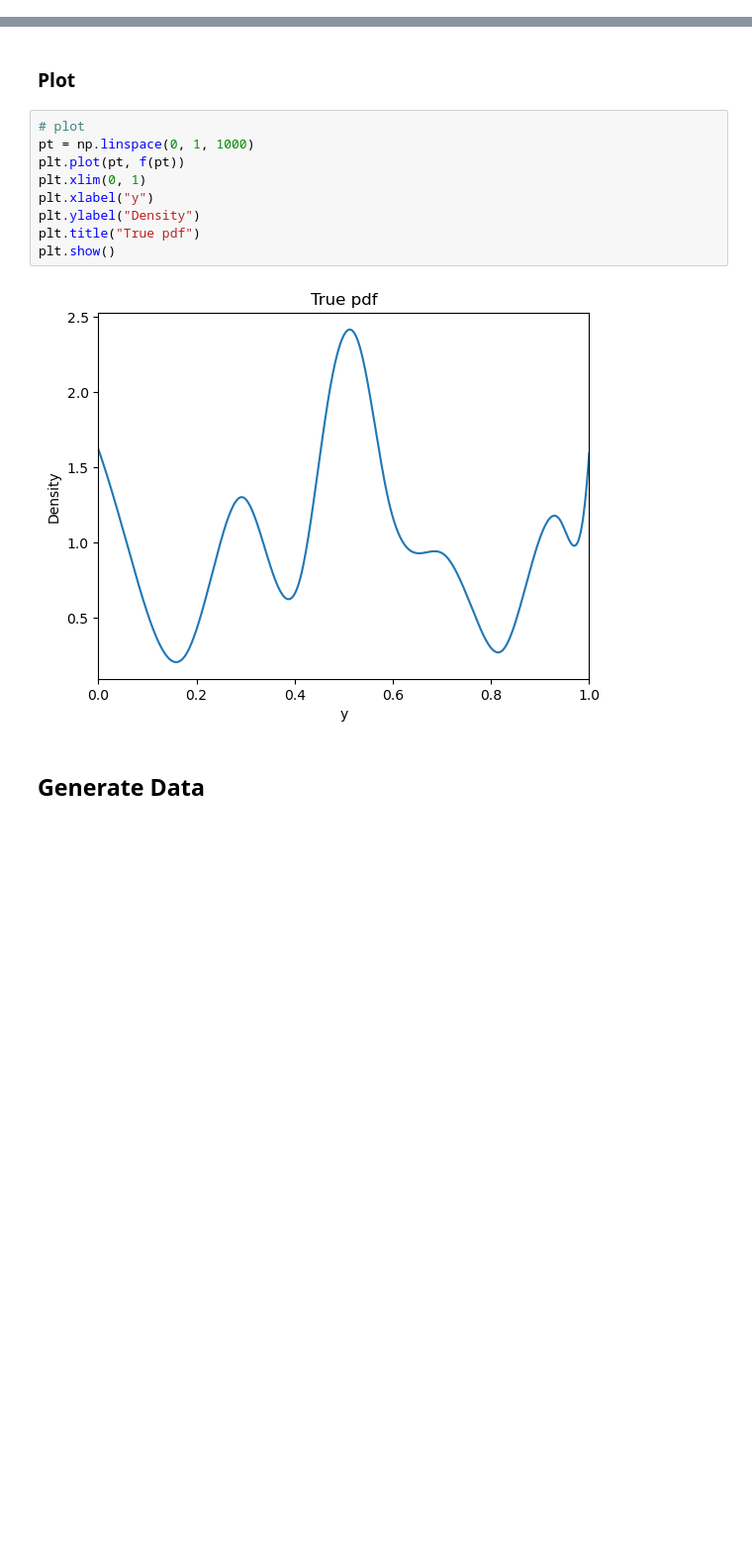
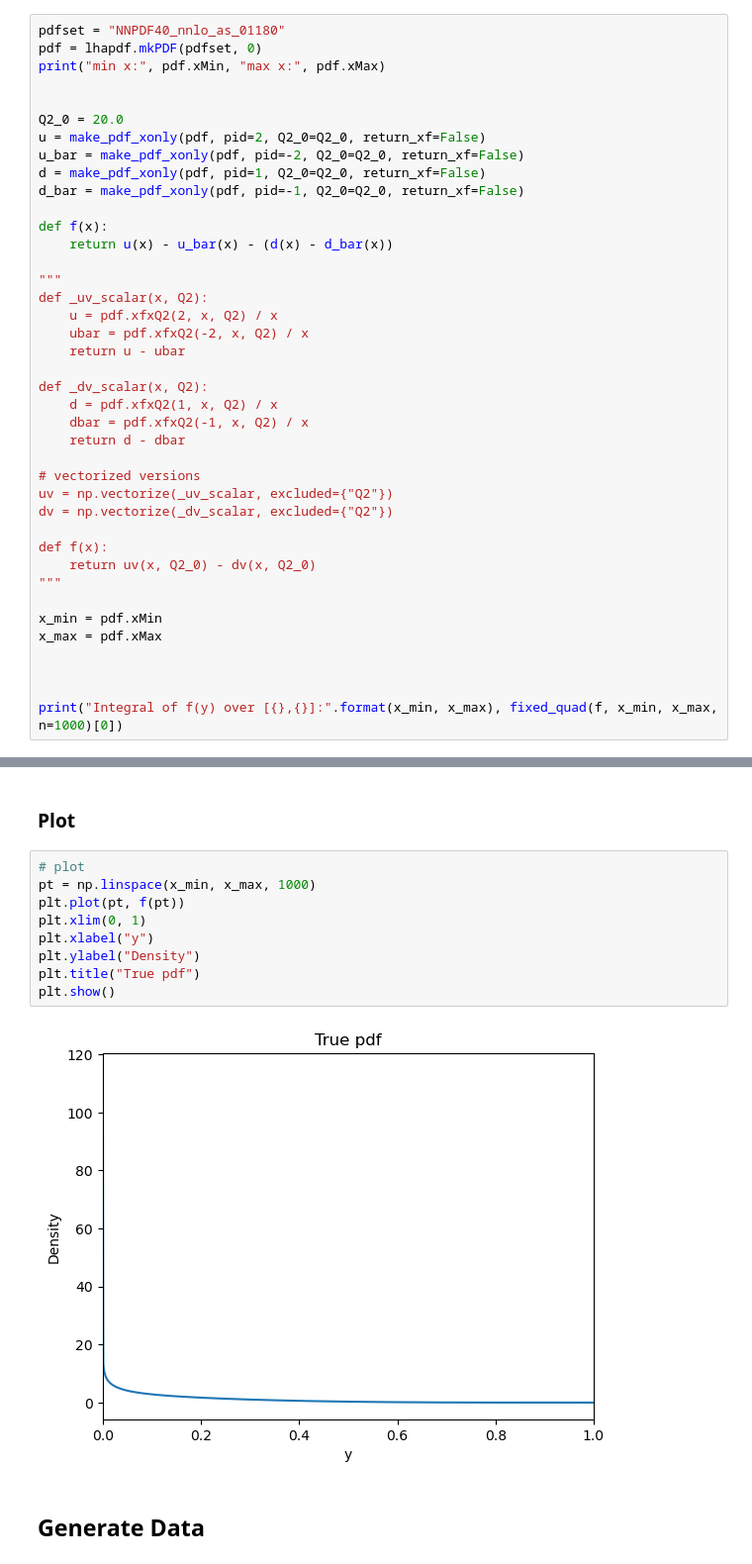
Before and after one commit to richardzhs/Semiparametric_Parameter_Estimation_PDF, a Jupyter notebook: real-model-demo.ipynb, the cells around one changed output, grey strips where cells are left out. Shown at 99% size. Drawn from its saved outputs; the diff is of its cells as text; blank space fills up the shorter version.

Commit message:
update real model to include LHAPDF

```diff
--- a/real-model-demo.ipynb
+++ b/real-model-demo.ipynb
@@ -899,0 +973,40 @@ Integral of f(y) over [0,1]: 1.0000000002677323
+# %%
+pdfset = "NNPDF40_nnlo_as_01180"
+pdf = lhapdf.mkPDF(pdfset, 0)
+print("min x:", pdf.xMin, "max x:", pdf.xMax)
+
+
+Q2_0 = 20.0
+u = make_pdf_xonly(pdf, pid=2, Q2_0=Q2_0, return_xf=False)
+u_bar = make_pdf_xonly(pdf, pid=-2, Q2_0=Q2_0, return_xf=False)
+d = make_pdf_xonly(pdf, pid=1, Q2_0=Q2_0, return_xf=False)
+d_bar = make_pdf_xonly(pdf, pid=-1, Q2_0=Q2_0, return_xf=False)
+
+def f(x):
+    return u(x) - u_bar(x) - (d(x) - d_bar(x))
+
+"""
+def _uv_scalar(x, Q2):
+    u = pdf.xfxQ2(2, x, Q2) / x
+    ubar = pdf.xfxQ2(-2, x, Q2) / x
+    return u - ubar
+
+def _dv_scalar(x, Q2):
+    d = pdf.xfxQ2(1, x, Q2) / x
+    dbar = pdf.xfxQ2(-1, x, Q2) / x
+    return d - dbar
+
+# vectorized versions
+uv = np.vectorize(_uv_scalar, excluded={"Q2"})
+dv = np.vectorize(_dv_scalar, excluded={"Q2"})
+
+def f(x):
+    return uv(x, Q2_0) - dv(x, Q2_0)
+"""
+
+x_min = pdf.xMin
+x_max = pdf.xMax
+
+
+
+print("Integral of f(y) over [{},{}]:".format(x_min, x_max), fixed_quad(f, x_min, x_max, n=1000)[0])
@@ -901,15 +1019,15 @@ Integral of f(y) over [0,1]: 1.0000000002677323
 ### Plot
 # %%
 # plot
-pt = np.linspace(0, 1, 1000)
+pt = np.linspace(x_min, x_max, 1000)
 plt.plot(pt, f(pt))
 plt.xlim(0, 1)
 plt.xlabel("y")
 plt.ylabel("Density")
 plt.title("True pdf")
 plt.show()
 # %% [output]
-[figure, old version]
+[figure, new version]
 # %% [markdown]
 ## Generate Data
 # %%
```
Also changed, not shown: parts of 22 cells of this notebook.
